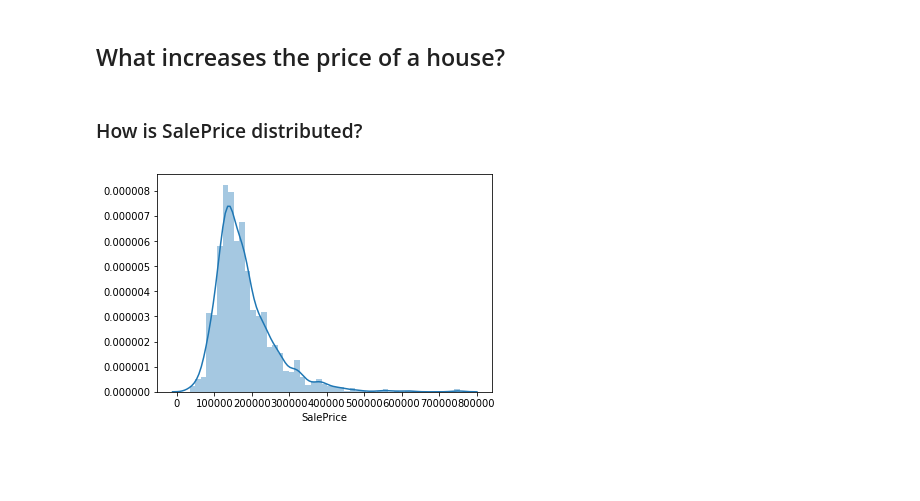
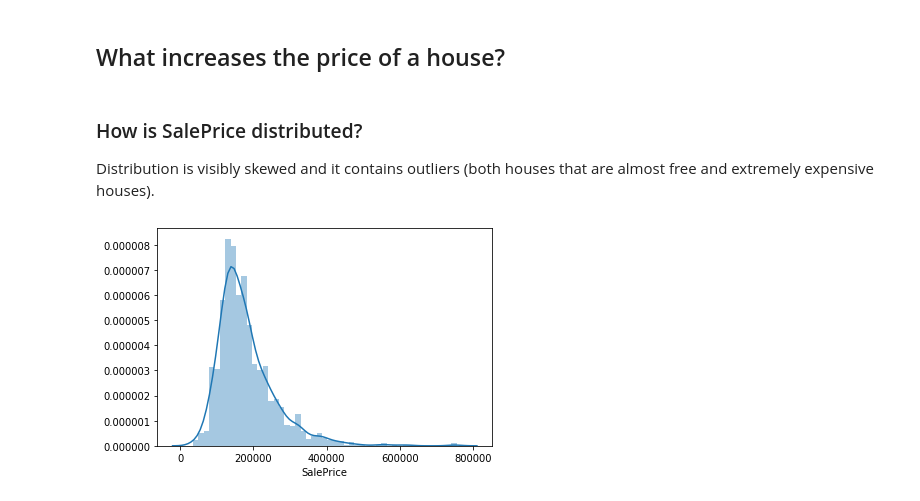
Before and after one commit to jmperafan/house-prices, a Jupyter notebook: EDA.ipynb, the cells around one changed output. Cells and saved outputs as stored; diff of their text form; code cells hidden in the pictures; blank space fills up the shorter version.

Commit message:
Created more plots

```diff
--- a/EDA.ipynb
+++ b/EDA.ipynb
@@ -10,17 +16,19 @@
 # %%
 # Import packages
 import pandas as pd
+import matplotlib.pyplot as plt
 import seaborn as sns
 
 # Read data
-df_train = pd.read_csv('data/train.csv')
-df_test = pd.read_csv('data/test.csv')
+train = pd.read_csv('data/train.csv')
+test = pd.read_csv('data/test.csv')
 # %% [markdown]
 ## What increases the price of a house?
-# %% [markdown]
-### How is SalePrice distributed?
+# %% [markdown]
+### How is SalePrice distributed?
+Distribution is visibly skewed and it contains outliers (both houses that are almost free and extremely expensive houses).
 # %%
 # Distribution of SalePrice
-sns.distplot(df_train['SalePrice']);
+sns.distplot(train['SalePrice']);
 # %% [output]
-[figure, old version]
+[figure, new version]
```
Also changed, not shown: parts of 10 cells of this notebook.
